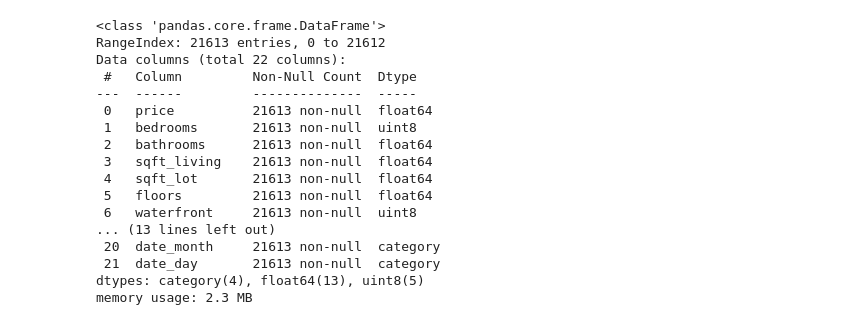
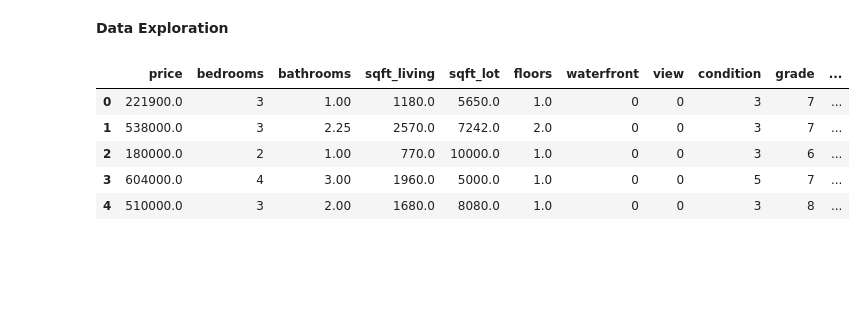
Before and after one commit to InsightQod/Housing, a Jupyter notebook: cap_house_ml.ipynb, the cells around one changed output. Saved outputs shown, nothing was run; the diff lists cells and outputs as text; code cells hidden in the pictures; blank space fills up the shorter version.

```diff
--- a/cap_house_ml.ipynb
+++ b/cap_house_ml.ipynb
@@ -57,23 +35,18 @@ house.describe()
-# %%
-house.info()
-# %% [output]
-<class 'pandas.core.frame.DataFrame'>
-RangeIndex: 21613 entries, 0 to 21612
-Data columns (total 22 columns):
- #   Column         Non-Null Count  Dtype
----  ------         --------------  -----
- 0   price          21613 non-null  float64
- 1   bedrooms       21613 non-null  uint8
- 2   bathrooms      21613 non-null  float64
- 3   sqft_living    21613 non-null  float64
- 4   sqft_lot       21613 non-null  float64
- 5   floors         21613 non-null  float64
- 6   waterfront     21613 non-null  uint8
-... (13 lines left out)
- 20  date_month     21613 non-null  category
- 21  date_day       21613 non-null  category
-dtypes: category(4), float64(13), uint8(5)
-memory usage: 2.3 MB
+# %%
+# Run this cell so pandas displays all columns
+pd.set_option('display.max_columns', None)
+# %% [markdown]
+**Data Exploration**
+# %%
+# Display the first 10 rows of the data
+house.head(5)
+# %% [output]
+|  | price | bedrooms | bathrooms | sqft_living | sqft_lot | floors | waterfront | view | condition | grade | ... |
+| 0 | 221900.0 | 3 | 1.00 | 1180.0 | 5650.0 | 1.0 | 0 | 0 | 3 | 7 | ... |
+| 1 | 538000.0 | 3 | 2.25 | 2570.0 | 7242.0 | 2.0 | 0 | 0 | 3 | 7 | ... |
+| 2 | 180000.0 | 2 | 1.00 | 770.0 | 10000.0 | 1.0 | 0 | 0 | 3 | 6 | ... |
+| 3 | 604000.0 | 4 | 3.00 | 1960.0 | 5000.0 | 1.0 | 0 | 0 | 5 | 7 | ... |
+| 4 | 510000.0 | 3 | 2.00 | 1680.0 | 8080.0 | 1.0 | 0 | 0 | 3 | 8 | ... |
 # %%
 house.tail(5)
 # %% [output]
```
Also changed, not shown: parts of 18 cells of this notebook.
